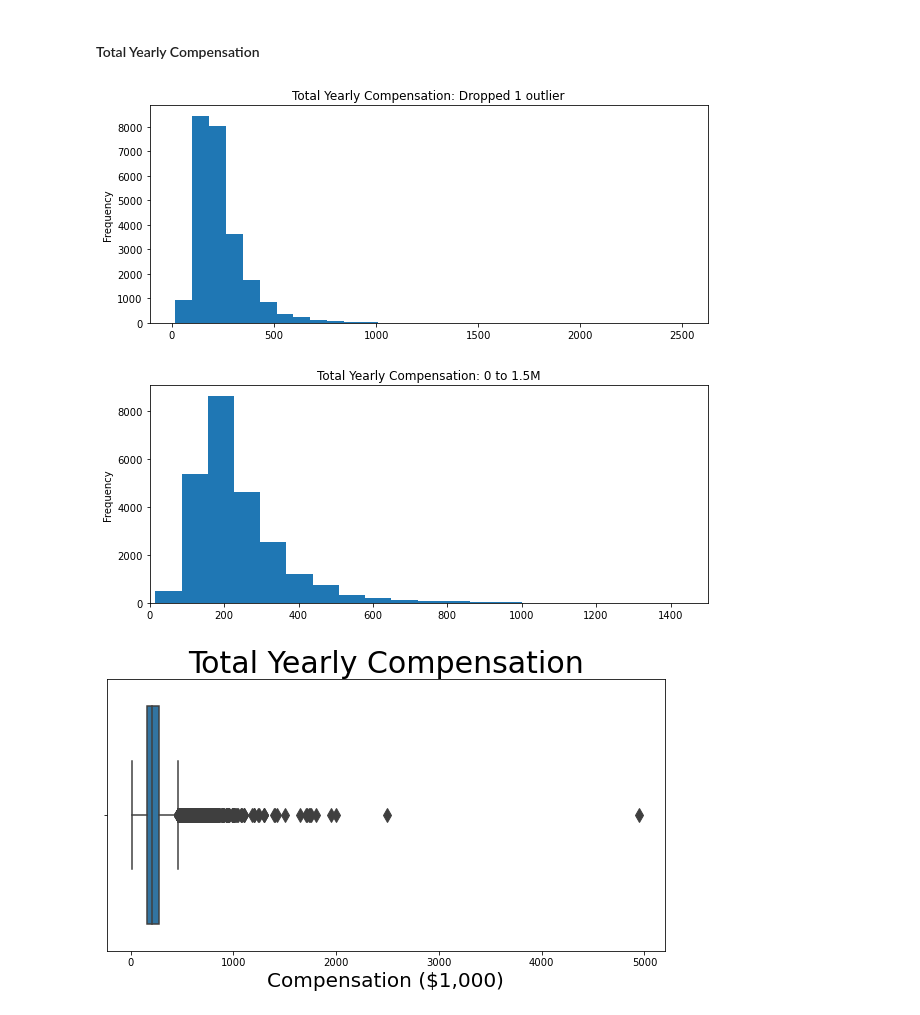
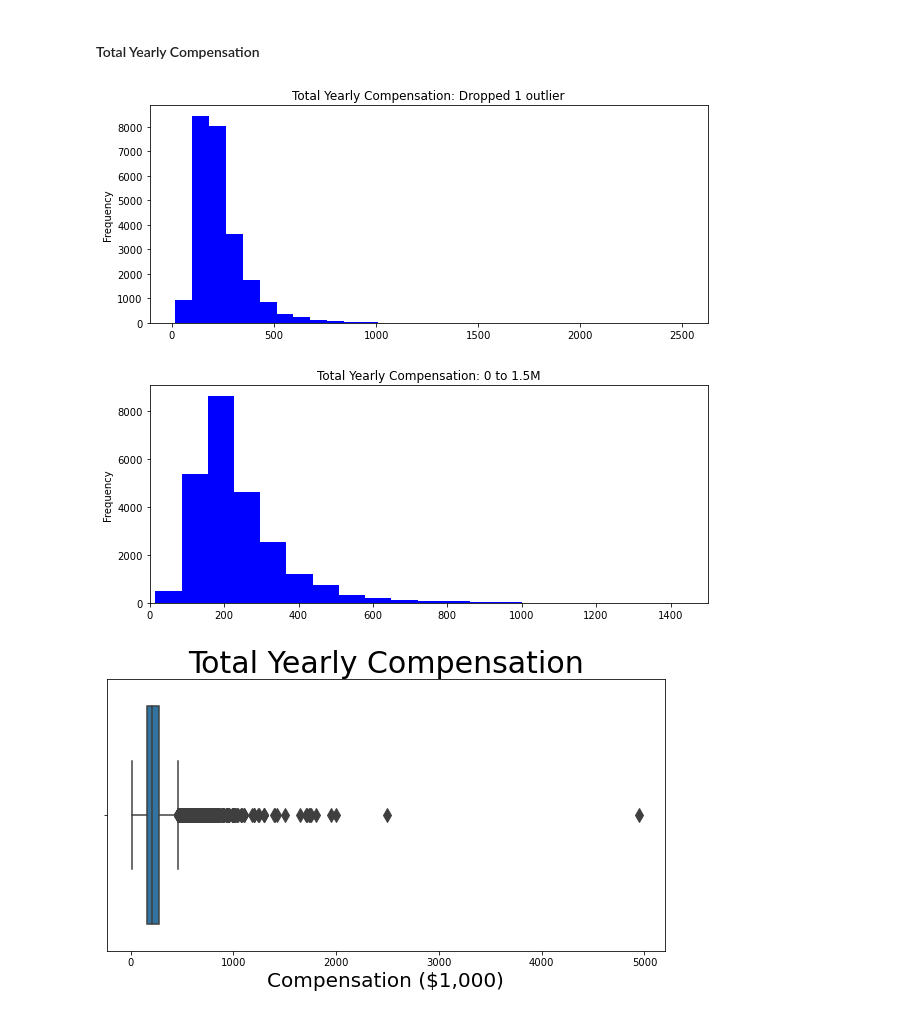
Before and after one commit to mh0805/Group-Project, a Jupyter notebook: Code/EDA_TEAM.ipynb, the cells around one changed output. Drawn from its saved outputs; the diff is of its cells as text; code cells hidden in the pictures.

```diff
--- a/Code/EDA_TEAM.ipynb
+++ b/Code/EDA_TEAM.ipynb
@@ -229,25 +229,25 @@ plt.savefig('../Images/total_compensation_by_company.png');
 # %%
 # Total Compensation without Outlier
 plt.figure(figsize=(10,4))
-df.loc[df['totalyearlycompensation'] < 4000, 'totalyearlycompensation'].plot(kind='hist', bins=30)
+df.loc[df['totalyearlycompensation'] < 4000, 'totalyearlycompensation'].plot(kind='hist', bins=30, color='blue')
 plt.title('Total Yearly Compensation: Dropped 1 outlier')
 plt.tight_layout
 
 # Exporting Figure
 plt.savefig('../Images/total_compensation_without_outlier');
 # %% [output]
-[figure, old version]
+[figure, new version]
 # %%
 # Total Compensation from 0 to 1.5M
 plt.figure(figsize=(10,4))
-df['totalyearlycompensation'].plot(kind='hist', bins=70, xlim=(0,1500))
+df['totalyearlycompensation'].plot(kind='hist', bins=70, xlim=(0,1500), color='blue')
 plt.title('Total Yearly Compensation: 0 to 1.5M')
 plt.tight_layout
 
 # Exporting Figure
 plt.savefig('../Images/total_compensation_0_to_1.5m.png');
 # %% [output]
-[figure, old version]
+[figure, new version]
 # %%
 # Total Yearly Compensation - Boxplot
 warnings.filterwarnings('ignore')
```
Also changed, not shown: parts of 8 cells of this notebook, 6 other files.
